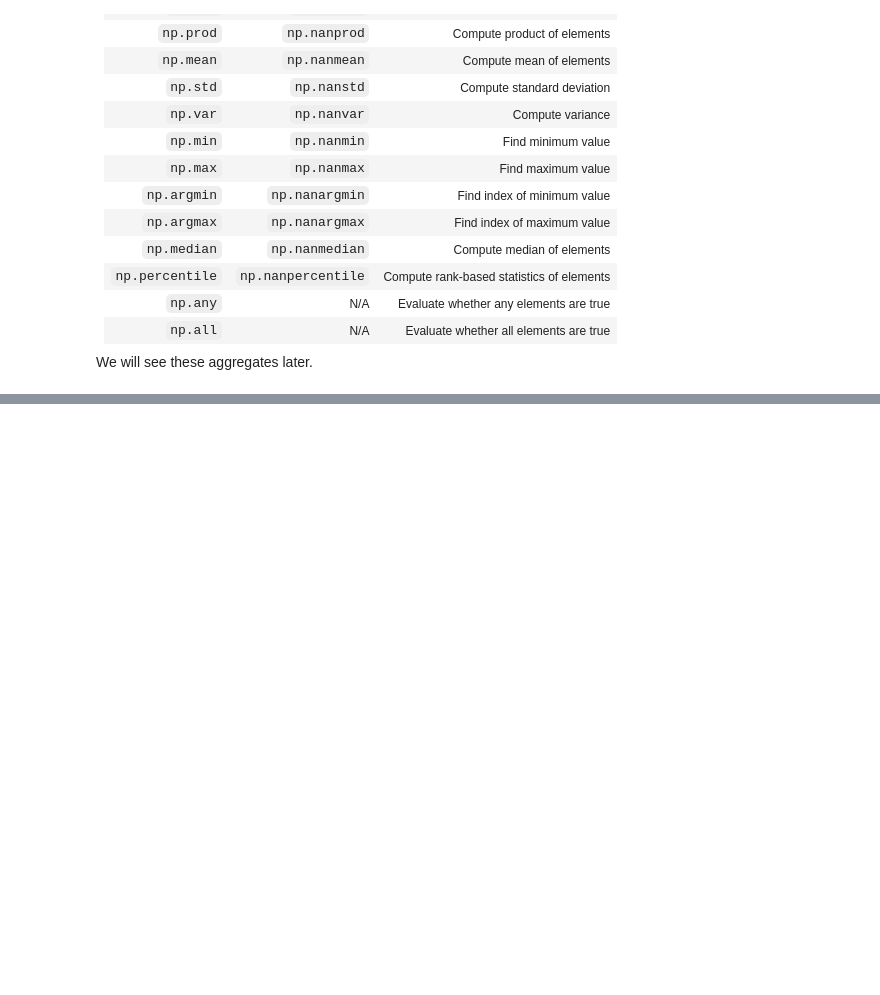
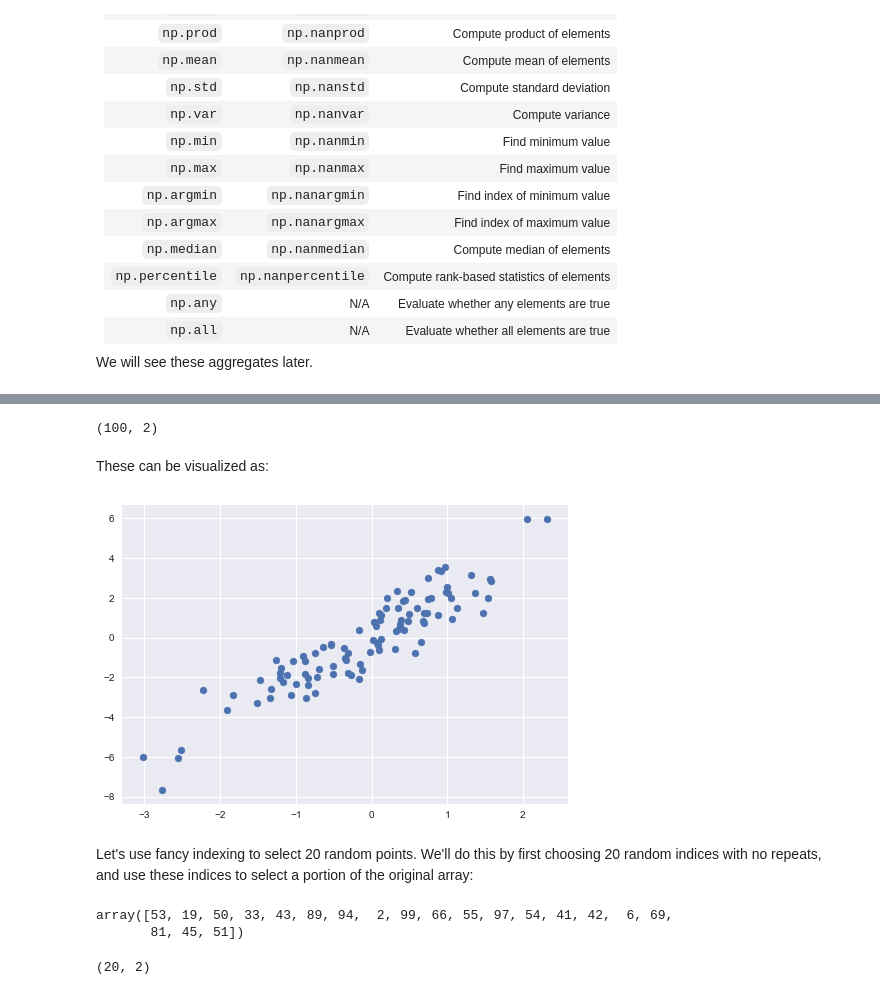
Before and after one commit to mohankgaddam/eas503ubcourse, a Jupyter notebook: notebooks/Numpy.ipynb, the cells around one changed output, grey strips where cells are left out. Saved outputs shown, nothing was run; the diff lists cells and outputs as text; code cells hidden in the pictures; blank space fills up the shorter version.

```diff
--- a/notebooks/Numpy.ipynb
+++ b/notebooks/Numpy.ipynb
@@ -993,0 +1647,5 @@ We will see these aggregates later.
+# %%
+rand = np.random.RandomState(42)
+
+x = rand.randint(100, size=10)
+print(x)
@@ -993,0 +1754,31 @@ We will see these aggregates later.
+# %%
+mean = [0, 0]
+cov = [[1, 2],
+       [2, 5]]
+X = rand.multivariate_normal(mean, cov, 100)
+X.shape
+# %% [output]
+(100, 2)
+# %% [markdown]
+These can be visualized as:
+# %%
+%matplotlib inline
+import matplotlib.pyplot as plt
+import seaborn; seaborn.set()  # for plot styling
+
+plt.scatter(X[:, 0], X[:, 1]);
+# %% [output]
+[figure, added]
+# %% [markdown]
+Let's use fancy indexing to select 20 random points. We'll do this by first choosing 20 random indices with no repeats, and use these indices to select a portion of the original array:
+# %%
+indices = np.random.choice(X.shape[0], 20, replace=False)
+indices
+# %% [output]
+array([53, 19, 50, 33, 43, 89, 94,  2, 99, 66, 55, 97, 54, 41, 42,  6, 69,
+       81, 45, 51])
+# %%
+selection = X[indices]  # fancy indexing here
+selection.shape
+# %% [output]
+(20, 2)
```
Also changed, not shown: parts of 203 cells of this notebook, 5 other files.
